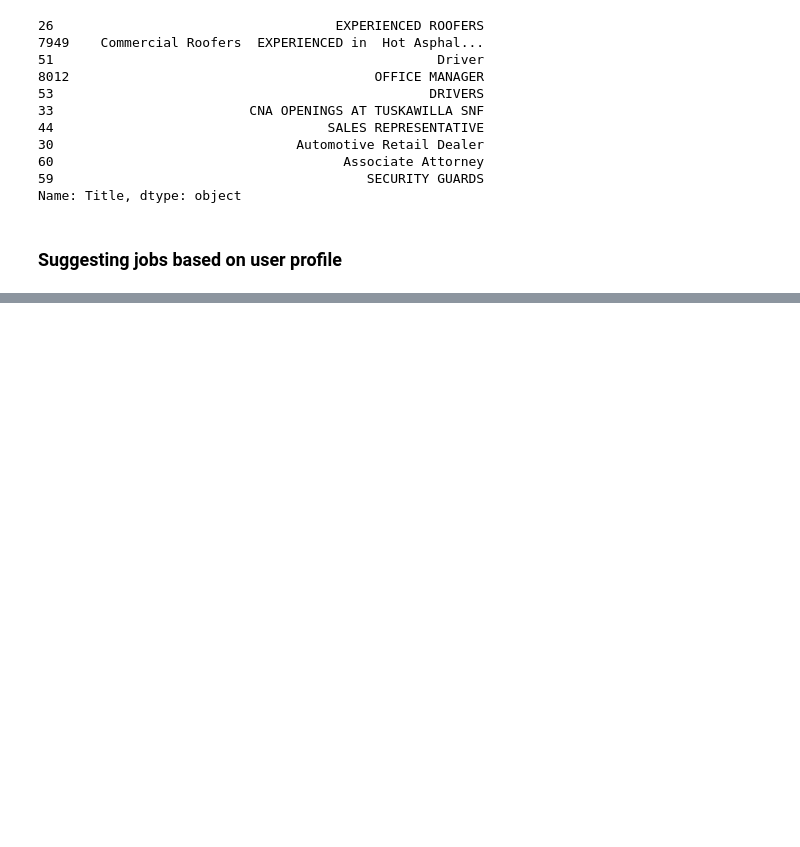
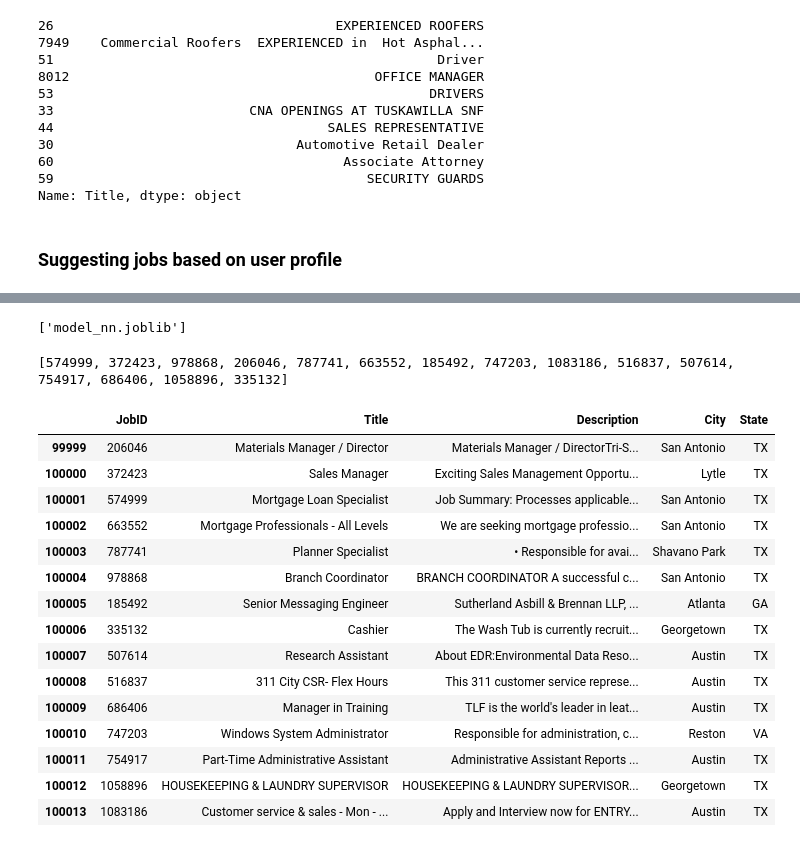
Before and after one commit to bhumikatiwari1603/divyang, a Jupyter notebook: ML/Model/Job_recommendation_engine.ipynb, the cells around one changed output, grey strips where cells are left out. Drawn from its saved outputs; the diff is of its cells as text; code cells hidden in the pictures; blank space fills up the shorter version.

```diff
--- a/ML/Model/Job_recommendation_engine.ipynb
+++ b/ML/Model/Job_recommendation_engine.ipynb
@@ -453,0 +490,44 @@ get_job_id(get_recommendations_userwise(47))
+# %%
+nbrs = NearestNeighbors(n_neighbors=10, algorithm='brute',metric ='cosine').fit(users_features)
+
+distances, indices = nbrs.kneighbors(users_features)
+dump(indices, 'model_nn.joblib')
+# %% [output]
+['model_nn.joblib']
+# %%
+users = users.reset_index()
+userid = users['UserID']
+indices_id = pd.Series(users.index, index=users['UserID'])
+# %%
+def get_job_id(usrid_list):
+    jobs_userwise = apps['UserID'].isin(usrid_list) #
+    df1 = pd.DataFrame(data = apps[jobs_userwise], columns=['JobID'])
+    joblist = df1['JobID'].tolist()
+    print(joblist)
+    Job_list = jobs['JobID'].isin(joblist) #[1083186, 516837, 507614, 754917, 686406, 1058896, 335132])
+    df_temp = pd.DataFrame(data = jobs[Job_list], columns=['JobID','Title','Description','City','State'])
+    return df_temp
+# %%
+def get_recommendations_userwise(userid):
+    idx = indices_id[userid]
+    return indices[idx][1:]
+# %%
+get_job_id(get_recommendations_userwise(123))
+# %% [output]
+[574999, 372423, 978868, 206046, 787741, 663552, 185492, 747203, 1083186, 516837, 507614, 754917, 686406, 1058896, 335132]
+|  | JobID | Title | Description | City | State |
+| 99999 | 206046 | Materials Manager / Director | Materials Manager / DirectorTri-S... | San Antonio | TX |
+| 100000 | 372423 | Sales Manager | Exciting Sales Management Opportu... | Lytle | TX |
+| 100001 | 574999 | Mortgage Loan Specialist | Job Summary: Processes applicable... | San Antonio | TX |
+| 100002 | 663552 | Mortgage Professionals - All Levels | We are seeking mortgage professio... | San Antonio | TX |
+| 100003 | 787741 | Planner Specialist | • Responsible for avai... | Shavano Park | TX |
+| 100004 | 978868 | Branch Coordinator | BRANCH COORDINATOR A successful c... | San Antonio | TX |
+| 100005 | 185492 | Senior Messaging Engineer | Sutherland Asbill & Brennan LLP, ... | Atlanta | GA |
+| 100006 | 335132 | Cashier | The Wash Tub is currently recruit... | Georgetown | TX |
+| 100007 | 507614 | Research Assistant | About EDR:Environmental Data Reso... | Austin | TX |
+| 100008 | 516837 | 311 City CSR- Flex Hours | This 311 customer service represe... | Austin | TX |
+| 100009 | 686406 | Manager in Training | TLF is the world's leader in leat... | Austin | TX |
+| 100010 | 747203 | Windows System Administrator | Responsible for administration, c... | Reston | VA |
+| 100011 | 754917 | Part-Time Administrative Assistant | Administrative Assistant Reports ... | Austin | TX |
+| 100012 | 1058896 | HOUSEKEEPING & LAUNDRY SUPERVISOR | HOUSEKEEPING & LAUNDRY SUPERVISOR... | Georgetown | TX |
+| 100013 | 1083186 | Customer service & sales - Mon - ... | Apply and Interview now for ENTRY... | Austin | TX |
```
Also changed, not shown: parts of 22 cells of this notebook.
